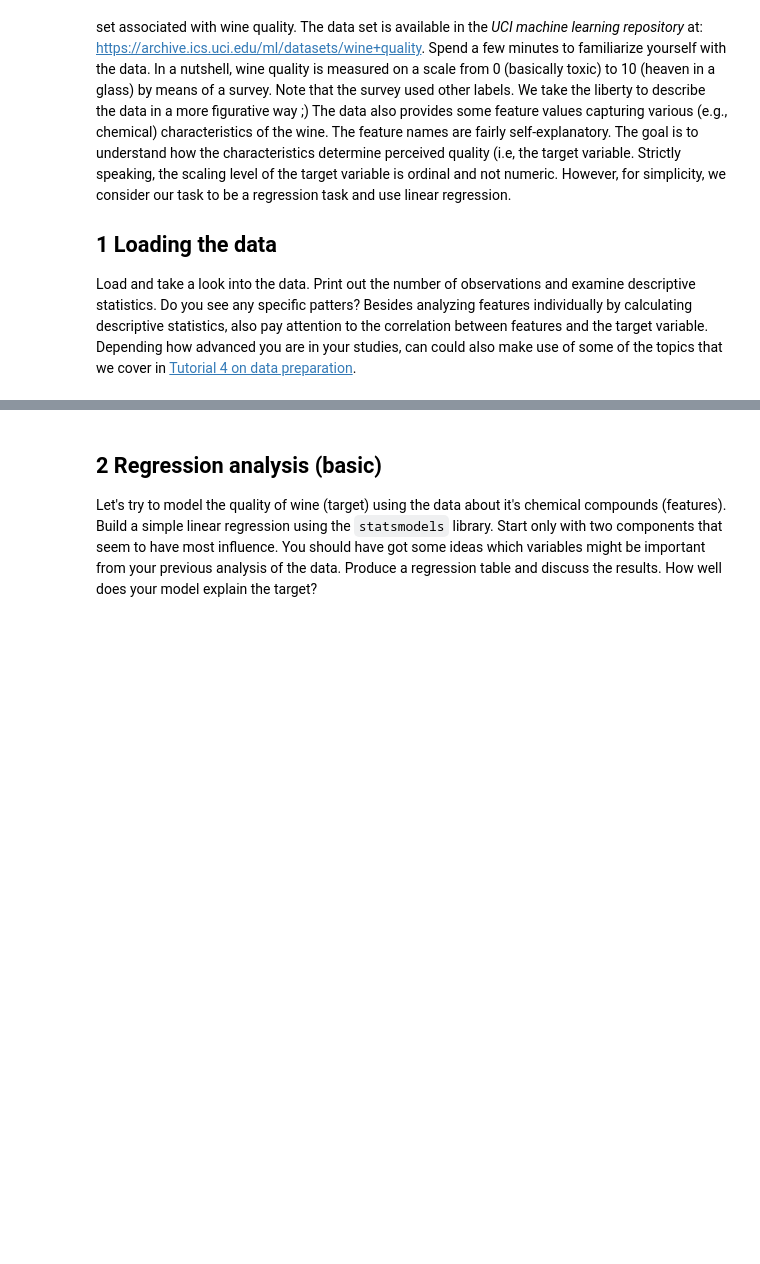
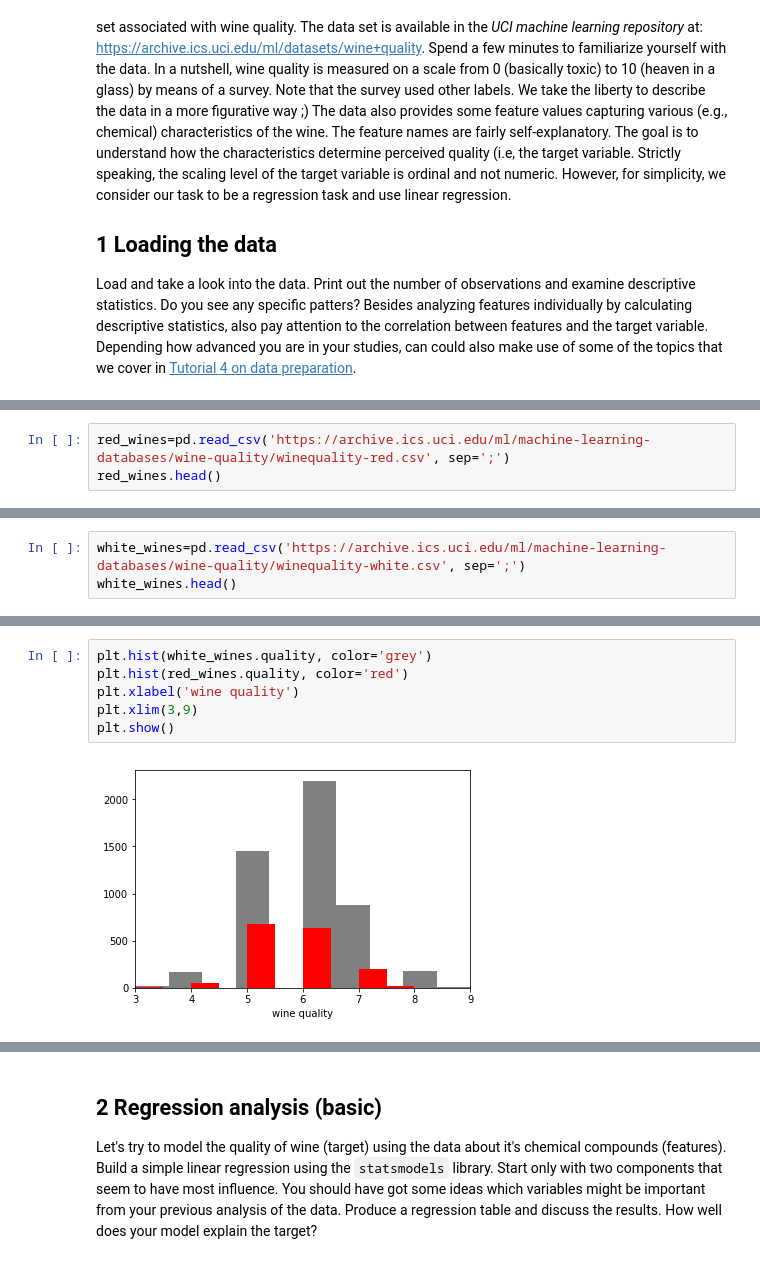
Before and after one commit to kalinakalina/bads, a Jupyter notebook: exercises/3_ex_predictive_analytics.ipynb, the cells around one changed output, grey strips where cells are left out. Drawn from its saved outputs; the diff is of its cells as text; blank space fills up the shorter version.

```diff
--- a/exercises/3_ex_predictive_analytics.ipynb
+++ b/exercises/3_ex_predictive_analytics.ipynb
@@ -14,0 +14,3 @@ Load and take a look into the data. Print out the number of observations and exa
+# %%
+red_wines=pd.read_csv('https://archive.ics.uci.edu/ml/machine-learning-databases/wine-quality/winequality-red.csv', sep=';')
+red_wines.head()
@@ -14,0 +24,3 @@ Load and take a look into the data. Print out the number of observations and exa
+# %%
+white_wines=pd.read_csv('https://archive.ics.uci.edu/ml/machine-learning-databases/wine-quality/winequality-white.csv', sep=';')
+white_wines.head()
@@ -15,2 +96,10 @@ Load and take a look into the data. Print out the number of observations and exa
+# %%
+plt.hist(white_wines.quality, color='grey')
+plt.hist(red_wines.quality, color='red')
+plt.xlabel('wine quality')
+plt.xlim(3,9)
+plt.show()
+# %% [output]
+[figure, added]
 # %%
 # Analyze the correlation between features and the target
```
Also changed, not shown: parts of 10 cells of this notebook, 7 other files.
